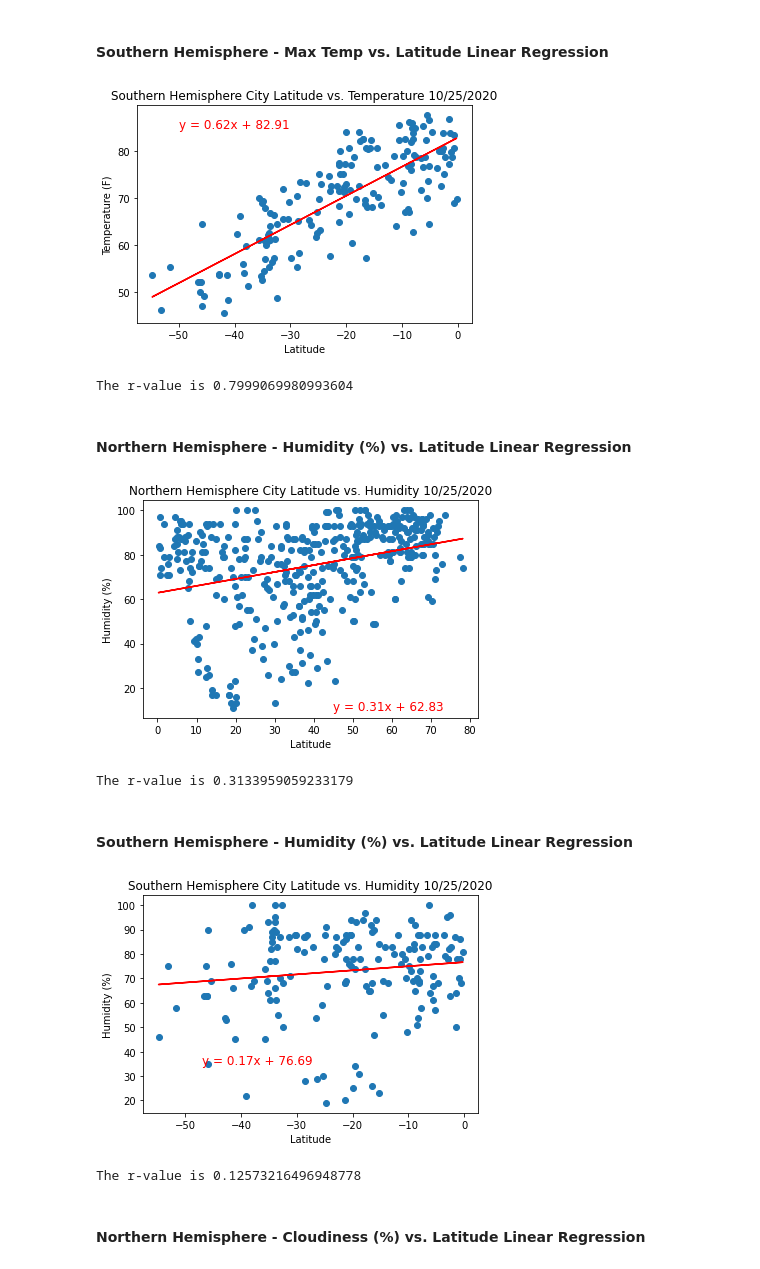
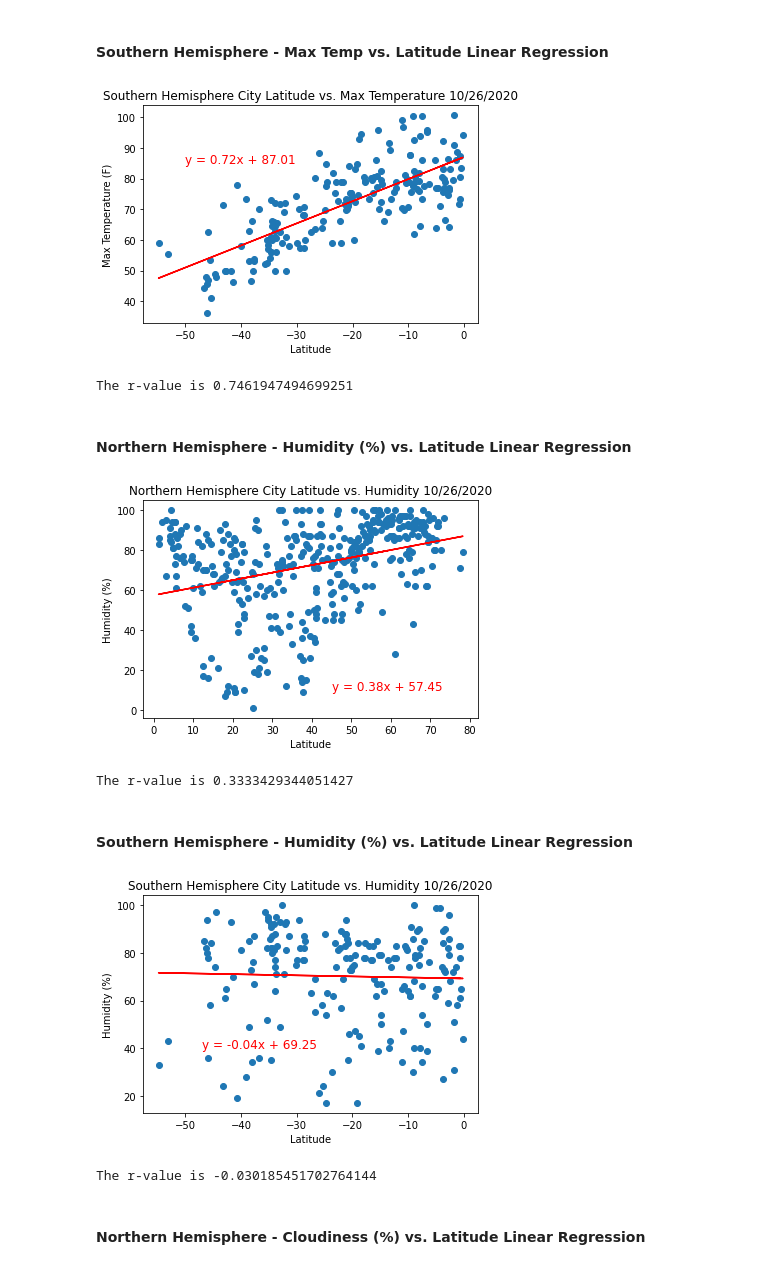
Before and after one commit to AustinRCole/python-api-challenge, a Jupyter notebook: WeatherPy/WeatherPy.ipynb, the cells around one changed output. Saved outputs shown, nothing was run; the diff lists cells and outputs as text; code cells hidden in the pictures.

```diff
--- a/WeatherPy/WeatherPy.ipynb
+++ b/WeatherPy/WeatherPy.ipynb
@@ -65,6 +65,8 @@ temp = []
 humidity = []
 wind_speed = []
 cloudiness = []
+country = []
+date = []
 new_cities = []
 
 for city in cities:
@@ -72,10 +74,12 @@ for city in cities:
         response = requests.get(query_url + city).json()
         lat.append(response['coord']['lat'])
         lng.append((response['coord']['lon']))
-        temp.append(response['main']['temp'])
+        temp.append(response['main']['temp_max'])
         humidity.append(response['main']['humidity'])
         wind_speed.append(response['wind']['speed'])
         cloudiness.append(response['clouds']['all'])
+        country.append(response['sys']['country'])
+        date.append(response['dt'])
         new_cities.append(city)
         print(f"Processing {city} found!.")
     except:
@@ -108,10 +112,12 @@ weather_dict = {
     "City": new_cities,
     "Latitude": lat,
     "Longitude": lng,
-    "Temperature": temp,
+    "Max Temperature": temp,
     "Humidity": humidity,
     "Wind Speed": wind_speed,
-    "Cloudiness": cloudiness
+    "Cloudiness": cloudiness,
+    "Country": country,
+    "Data Receiving Time (GMT)": date
 }
 weather_data = pd.DataFrame(weather_dict)
 weather_data
@@ -247,34 +253,34 @@ The r-value is -0.8758310396681267
 # %%
 southern_hem = weather_data.loc[(weather_data['Latitude'] < 0)]
 southern_lat = southern_hem['Latitude']
 
-plt.scatter(southern_lat,southern_hem['Temperature'],marker="o")
+plt.scatter(southern_lat,southern_hem['Max Temperature'],marker="o")
 plt.xlabel('Latitude')
-plt.ylabel('Temperature (F)')
-plt.title('Southern Hemisphere City Latitude vs. Temperature 10/25/2020')
-slope, intercept, r, p, std_err = linregress(southern_lat,southern_hem['Temperature'])
+plt.ylabel('Max Temperature (F)')
+plt.title('Southern Hemisphere City Latitude vs. Max Temperature 10/26/2020')
+slope, intercept, r, p, std_err = linregress(southern_lat,southern_hem['Max Temperature'])
 fit = slope * southern_lat + intercept
 plt.plot(southern_lat,fit,color='r')
 line_eq = f"y = {round(slope,2)}x + {round(intercept,2)}"
 plt.annotate(line_eq,(-50,85),fontsize=12,color="red")
 plt.show()
 print(f'The r-value is {r}')
 
 #Both northern and southern hemisphere plots show relatively strong correlation,
 #going in opposite directions as we would expect. There is a slightly stronger correlation
 #in the northern hemisphere with more scattering seen in the southern graph. It is somewhat
 #notable that there is almost a perfect exact -1 slope for the northern hemisphere, showing
 #that for every degree you move north from the equator you would see 1 degree less Fahrenheit.
 # %% [output]
-[figure, old version]
+[figure, new version]
-The r-value is 0.7999069980993604
+The r-value is 0.7461947494699251
 # %% [markdown]
 ####  Northern Hemisphere - Humidity (%) vs. Latitude Linear Regression
 # %%
 plt.scatter(northern_lat,northern_hem['Humidity'],marker="o")
 plt.xlabel('Latitude')
 plt.ylabel('Humidity (%)')
-plt.title('Northern Hemisphere City Latitude vs. Humidity 10/25/2020')
+plt.title('Northern Hemisphere City Latitude vs. Humidity 10/26/2020')
 slope, intercept, r, p, std_err = linregress(northern_lat,northern_hem['Humidity'])
 fit = slope * northern_lat + intercept
 plt.plot(northern_lat,fit,color='r')
@@ -283,29 +289,29 @@ plt.annotate(line_eq,(45,10),fontsize=12,color="red")
 plt.show()
 print(f'The r-value is {r}')
 # %% [output]
-[figure, old version]
+[figure, new version]
-The r-value is 0.3133959059233179
+The r-value is 0.3333429344051427
 # %% [markdown]
 ####  Southern Hemisphere - Humidity (%) vs. Latitude Linear Regression
 # %%
 plt.scatter(southern_lat,southern_hem['Humidity'],marker="o")
 plt.xlabel('Latitude')
 plt.ylabel('Humidity (%)')
-plt.title('Southern Hemisphere City Latitude vs. Humidity 10/25/2020')
+plt.title('Southern Hemisphere City Latitude vs. Humidity 10/26/2020')
 slope, intercept, r, p, std_err = linregress(southern_lat,southern_hem['Humidity'])
 fit = slope * southern_lat + intercept
 plt.plot(southern_lat,fit,color='r')
 line_eq = f"y = {round(slope,2)}x + {round(intercept,2)}"
-plt.annotate(line_eq,(-47,35),fontsize=12,color="red")
+plt.annotate(line_eq,(-47,40),fontsize=12,color="red")
 plt.show()
 print(f'The r-value is {r}')
 
 #There is much less relationship seen with humidity and latitude than we saw with temperature,
 #with the greater of the 2 correlation coefficients being only 0.33 in the nothern hemisphere,
-#but this is more than 3 times that in the south, showing basically no relationship.
+#but this is significant more than seen in the south, showing basically no relationship.
 # %% [output]
-[figure, old version]
+[figure, new version]
-The r-value is 0.12573216496948778
+The r-value is -0.030185451702764144
 # %% [markdown]
 ####  Northern Hemisphere - Cloudiness (%) vs. Latitude Linear Regression
 # %%
```
Also changed, not shown: parts of 14 cells of this notebook, 1 other file.
